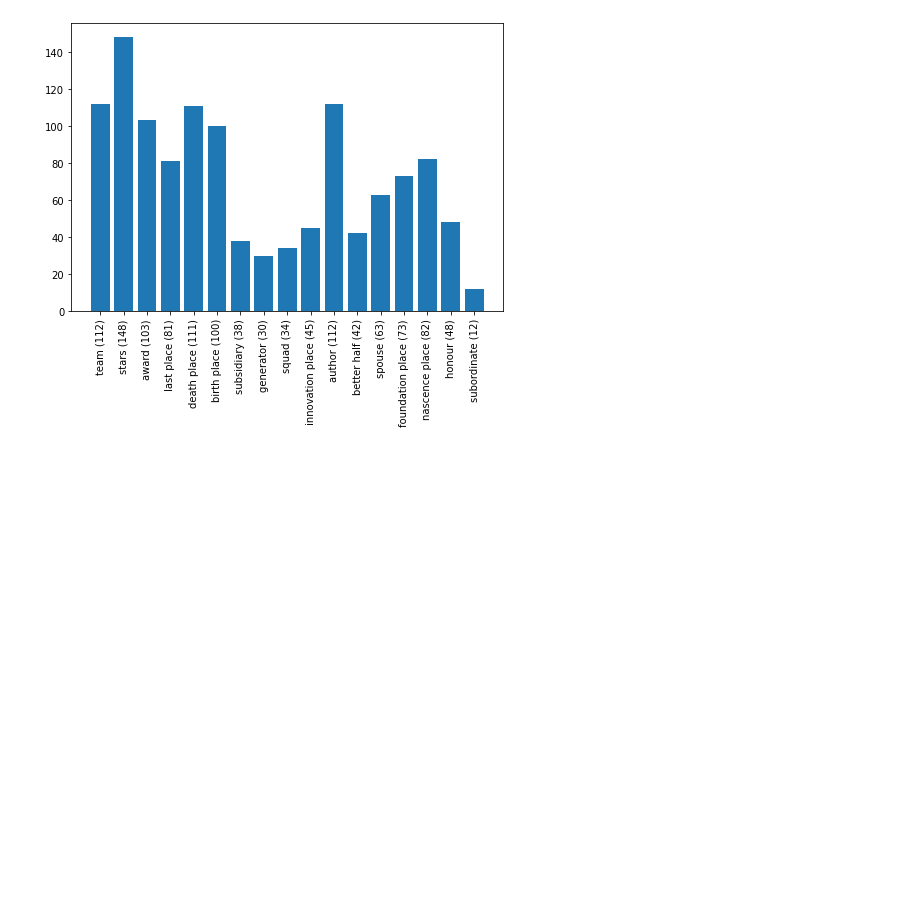
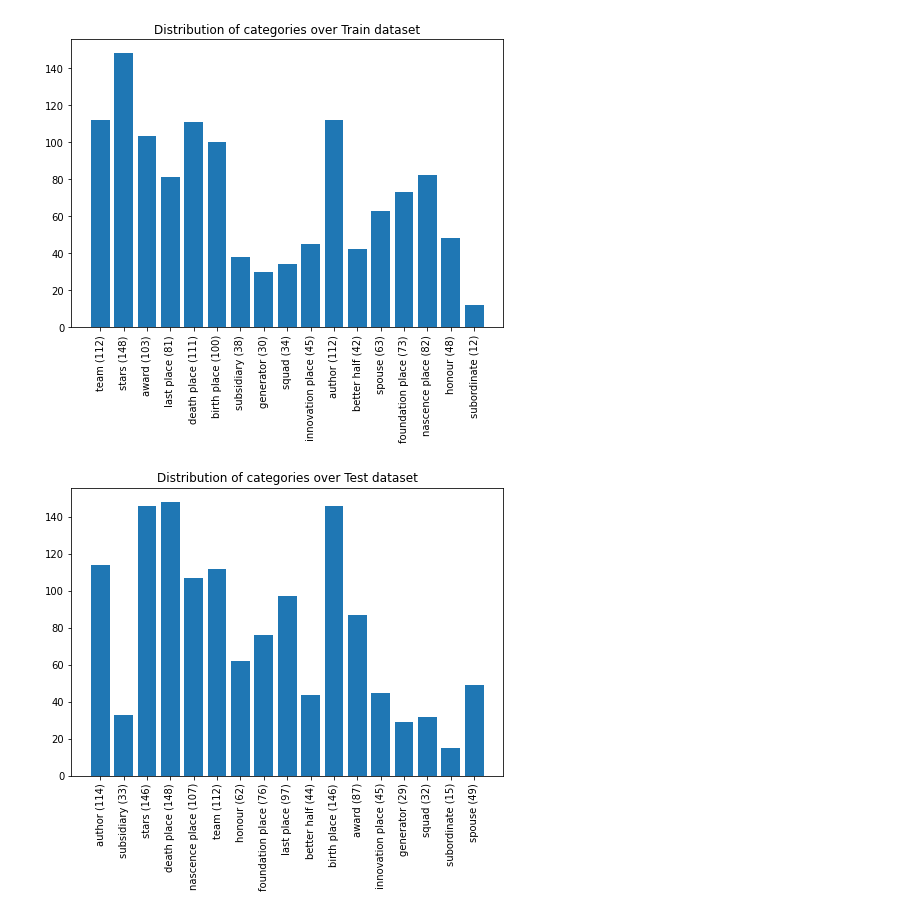
Before and after one commit to LittleOneNoise/SNLP_Fact_Checking, a Jupyter notebook: fact_engine.ipynb, the cells around one changed output. Saved outputs shown, nothing was run; the diff lists cells and outputs as text; code cells hidden in the pictures; blank space fills up the shorter version.

```diff
--- a/fact_engine.ipynb
+++ b/fact_engine.ipynb
@@ -505,6 +471,7 @@ class ProcessData:
         :param number: number of elements that is printed for visualization
         :return: None
         """
+        print(f'The first {number} data of {self.filetype} dataset:')
         count_none = 0
         count_cat = 0
         all_count = 0
@@ -518,7 +485,7 @@ class ProcessData:
 
             if all_count == number:
                 break
-        print(f'categorized: {count_cat} non-categorized: {count_none}')
+        print(f'Number of categorized data: {count_cat} :::: Number of non-categorized data: {count_none} out of {number} data in {self.filetype} dataset')
 
     def save_and_load(self, main_categories, categories='None'):
         """
@@ -543,5 +510,5 @@ class ProcessData:
             processed_dataset = self.clean_data(categorized_dataset, extra_categories)
             with open(file_name, 'w') as saved_file:
                 json.dump(processed_dataset, saved_file)
-        self.distinguish(processed_dataset, len(processed_dataset))
+        self.distinguish(processed_dataset)
         return processed_dataset, extra_categories
@@ -633,16 +600,5 @@ class VisualizeData:
 # %%
-import requests
-import urllib.request
-from urllib.error import HTTPError
-import time
-from bs4 import BeautifulSoup
-import numpy as np
-import pandas as pd
-from urllib.request import urlopen
-import scipy
-
-
-class ScrapeWeb:
+class GetLinks:
     def __init__(self, saved_path, dataset, stop_words):
         self.saved_path = saved_path
         self.dataset = dataset
@@ -1107,25 +1393,71 @@ class LocalDatabase:
 # %%
+# mount drive and build necessary folders and files
+drive.mount('/content/drive')
+folder_name = 'SNLP_Fact_Checking-main/SNLP'
+directory_folder = f'drive/MyDrive/{folder_name}'
+saved_path = os.path.join(directory_folder, 'saved_path')
+train_file = os.path.join(directory_folder, 'SNLP2020_training.tsv')
+test_file = os.path.join(directory_folder, 'SNLP2020_test.tsv')
+
+# generate folder to save and load required files
+if not os.path.exists(saved_path):
+  os.makedirs(saved_path)
+
+
 # declaration of raw dataset collection
 data_collector_train = GatherData(train_file, saved_path, 'train')
 categories = data_collector_train.extract_categories()
 data_collector_test = GatherData(test_file, saved_path, 'test', categories=categories)
 
+# raw dataset before processing
 train_raw_dataset = data_collector_train.save_and_load()
 test_raw_dataset = data_collector_test.save_and_load()
 
 # process raw data and gather relevant information
-
 main_categories = categories['bigram_categories'] + categories['unigram_categories']
 processor_train = ProcessData(saved_path, 'train_process', data_collector_train)
 processor_test = ProcessData(saved_path, 'test_process', data_collector_test)
 
+# processed datasets and extra categories
 train_dataset, extra_categories = processor_train.save_and_load(main_categories)
 test_dataset, extra_categories = processor_test.save_and_load(main_categories, extra_categories)
 
 # visualization of the dataset
-
 all_categories = main_categories + extra_categories
 visualizer = VisualizeData(train_dataset)
 ne, textinfo = visualizer.elements_by_categories(all_categories)
-visualizer.plot_bars(ne, textinfo)
+visualizer.plot_bars(ne, textinfo, 'Train')
+
+visualizer_test = VisualizeData(test_dataset)
+ne_test, textinfo_test = visualizer_test.elements_by_categories(all_categories)
+visualizer.plot_bars(ne_test, textinfo_test, 'Test')
+
+# generating links for each information in each data that train and test dataset includes
+resulting_train_file = 'results_train.json'
+resulting_test_file = 'results_test.json'
+scrapper_train = GetLinks(saved_path, train_dataset, data_collector_train.stop_words)
+result_train = scrapper_train.save_and_load(resulting_train_file)
+scrapper_test = GetLinks(saved_path, test_dataset, data_collector_test.stop_words)
+result_test = scrapper_test.save_and_load(resulting_test_file)
+
+# dictionary of synonyms of the corresponding categories
+synonymDB = {
+              'nascence place': ['nascence place', 'birth', 'born'],
+              'death place': ['death place', 'dead', 'die', 'last place'],
+              'stars': ['star', 'starring', 'actor'],
+              'team': ["\d{4}"],
+              'squad': ["\d{4}"],
+              'author': ["author", 'writer', "novelist", 'playwright', 'creator'],
+              'foundation place': ['founded', 'foundation', 'base', 'headquarter', 'innnovation place'],
+              'award': ['award', 'prize', 'honour', 'decoration', 'reward', 'medal'],
+              'last place': ['last place', 'death place', 'dead', 'die'],
+              'innovation place': ['innovation place', 'innovation', 'revolution', 'transformation', 'revolution', 'headquarter', 'founded', 'foundation place'],
+              'better half': ['better half', 'partner', 'wife', 'husband', 'spouse'],
+              'honour': ['honour', 'distinction', 'tribute', 'award', 'prize', 'decoration', 'reward'],
+              'subsidiary': ['subsidiar', 'successor', 'parent', 'predecessor', 'developer', 'acquire'],
+              'generator': ['generator', 'author'],
+              'subordinate': ['subordinate', 'fate', 'acquire', 'acquisition'],
+              'spouse': ['spouse', 'partner', 'wife', 'husband', 'better half'],
+              'birth place': ['birth place', 'nascence place', 'birth', 'born']
+}
 # %% [output]
@@ -1166 +1481,2 @@ visualizer.plot_bars(ne, textinfo)
-[figure, old version]
+[figure, new version]
+[figure, added]
```
Also changed, not shown: parts of 23 cells of this notebook.
